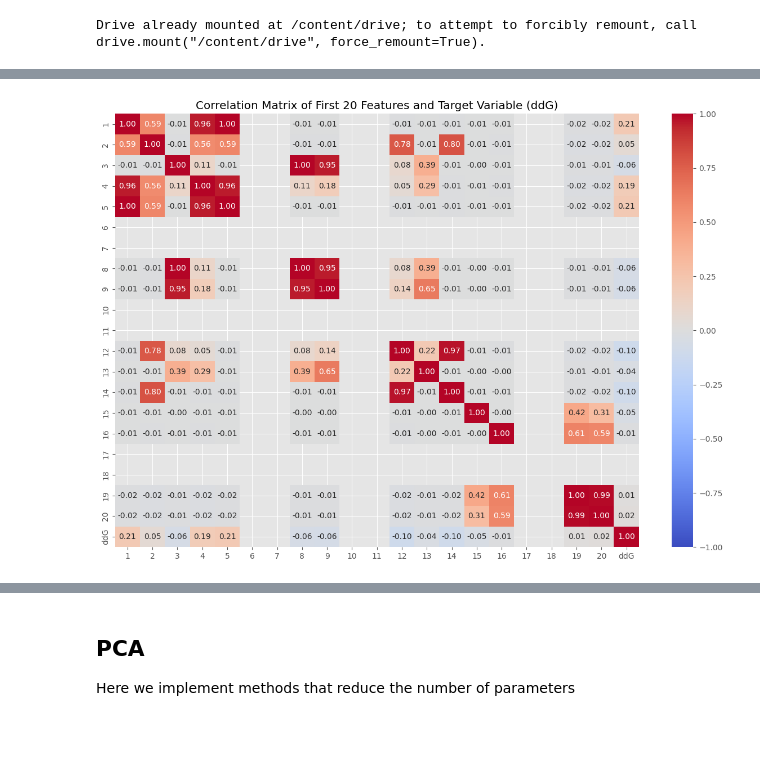
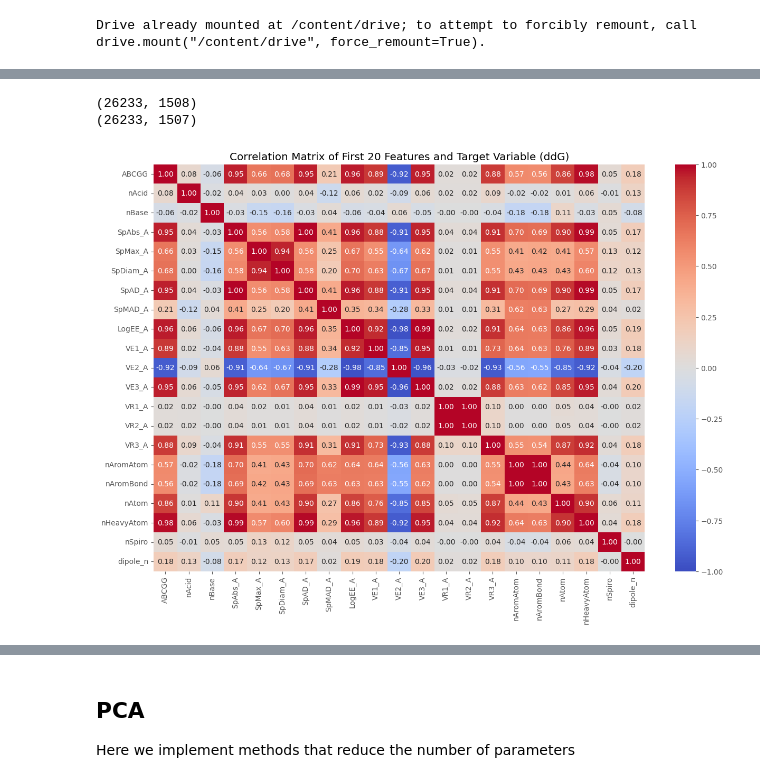
Before and after one commit to nirb28/nn_catalyst, a Jupyter notebook: src/pl/eda.ipynb, the cells around one changed output, grey strips where cells are left out. Cells and saved outputs as stored; diff of their text form; code cells hidden in the pictures; blank space fills up the shorter version.

```diff
--- a/src/pl/eda.ipynb
+++ b/src/pl/eda.ipynb
@@ -3,7 +3,7 @@
 # %%
 def resolve_path_gdrive(relativePath, localPathPrefix=""):
     if os.path.exists('/content/drive'):
-        return '/content/drive/MyDrive/work/gdrive-workspaces/git/ee-predict/' + relativePath
+        return '/content/drive/MyDrive/work/gdrive-workspaces/git/nn_catalyst/' + relativePath
     else:
         return localPathPrefix + relativePath
 from google.colab import drive
@@ -24,4 +24,4 @@ import warnings
 warnings.filterwarnings('ignore')
 # %%
 # Import the dataset from the csv file.
-df = pd.read_csv(resolve_path_gdrive('data/merged_large_catalyst.csv', localPathPrefix="../"))
+df_orig = pd.read_csv(resolve_path_gdrive('src/pl/merged_data_last29.csv', localPathPrefix="../"))
@@ -47,11 +28,23 @@ df.head()
+# %%
+target_col_name = 'dipole_n'
+
+df = df_orig.copy()
+print(df.shape)
+df_features = df.drop(target_col_name, axis=1)
+df_target = df[target_col_name]
+print(df_features.shape)
+# %% [output]
+(26233, 1508)
+(26233, 1507)
 # %%
+
 # Compute the correlation matrix for the first 20 features and the target variable to keep it manageable
-correlation_matrix = df.iloc[:, 1:21].join(df['ddG']).corr()
+correlation_matrix = df.iloc[:, 1:21].join(df[target_col_name]).corr()
 
 # Plot the correlation matrix
 plt.figure(figsize=(15, 10))
 sns.heatmap(correlation_matrix, annot=True, fmt=".2f", cmap='coolwarm', vmin=-1, vmax=1)
 plt.title("Correlation Matrix of First 20 Features and Target Variable (ddG)")
 plt.show()
 # %% [output]
-[figure, old version]
+[figure, new version]
```
Also changed, not shown: parts of 3 cells of this notebook.
